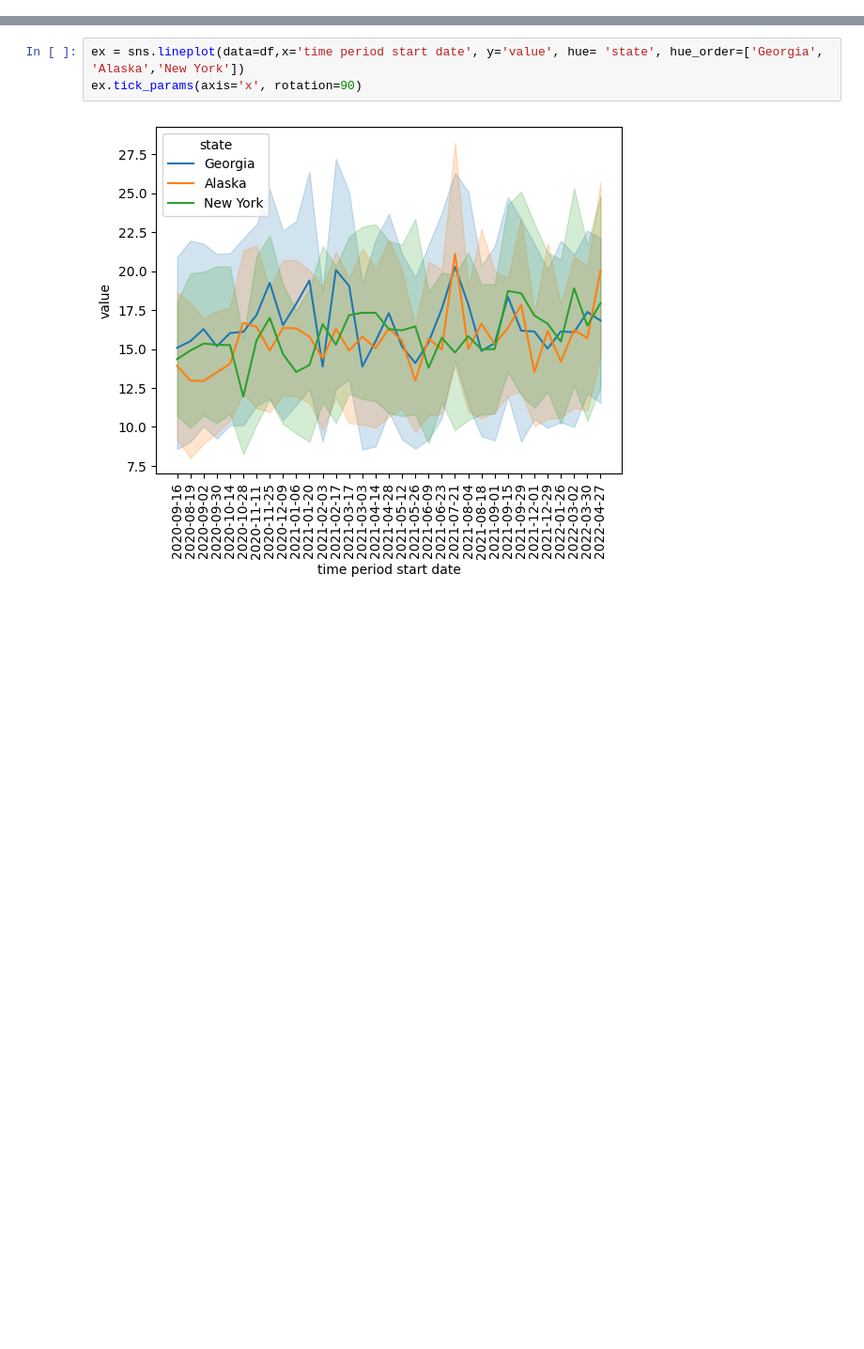
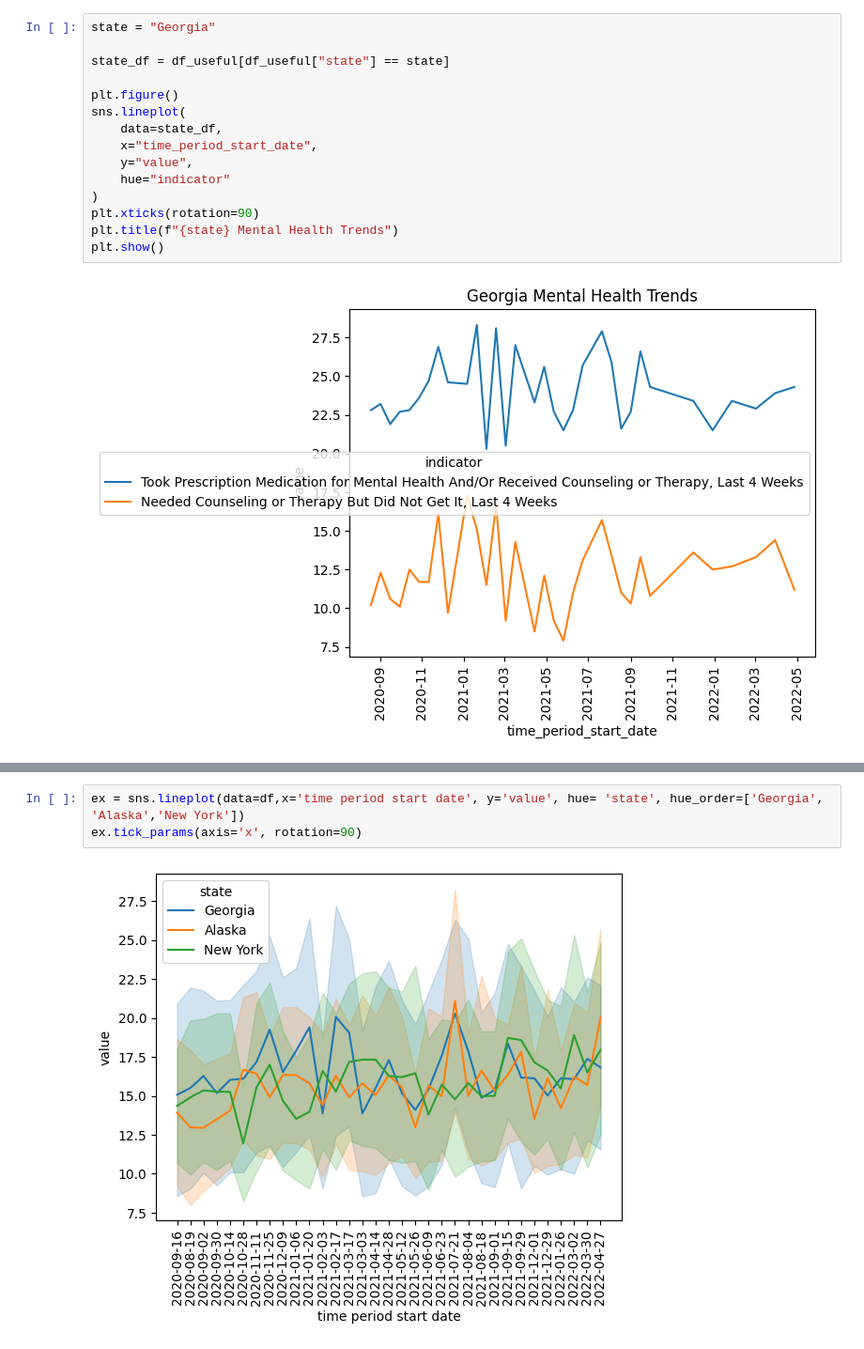
Before and after one commit to DataTrainingFoundations/MHIngestion, a Jupyter notebook: analysis/ryan_analysis.ipynb, the cells around one changed output, grey strips where cells are left out. Shown at 94% size. Drawn from its saved outputs; the diff is of its cells as text; blank space fills up the shorter version.

```diff
--- a/analysis/ryan_analysis.ipynb
+++ b/analysis/ryan_analysis.ipynb
@@ -56,0 +69,17 @@ plt.show()
+# %%
+state = "Georgia"
+
+state_df = df_useful[df_useful["state"] == state]
+
+plt.figure()
+sns.lineplot(
+    data=state_df,
+    x="time_period_start_date",
+    y="value",
+    hue="indicator"
+)
+plt.xticks(rotation=90)
+plt.title(f"{state} Mental Health Trends")
+plt.show()
+# %% [output]
+[figure, added]
```
Also changed, not shown: parts of 23 cells of this notebook, 3 other files.
